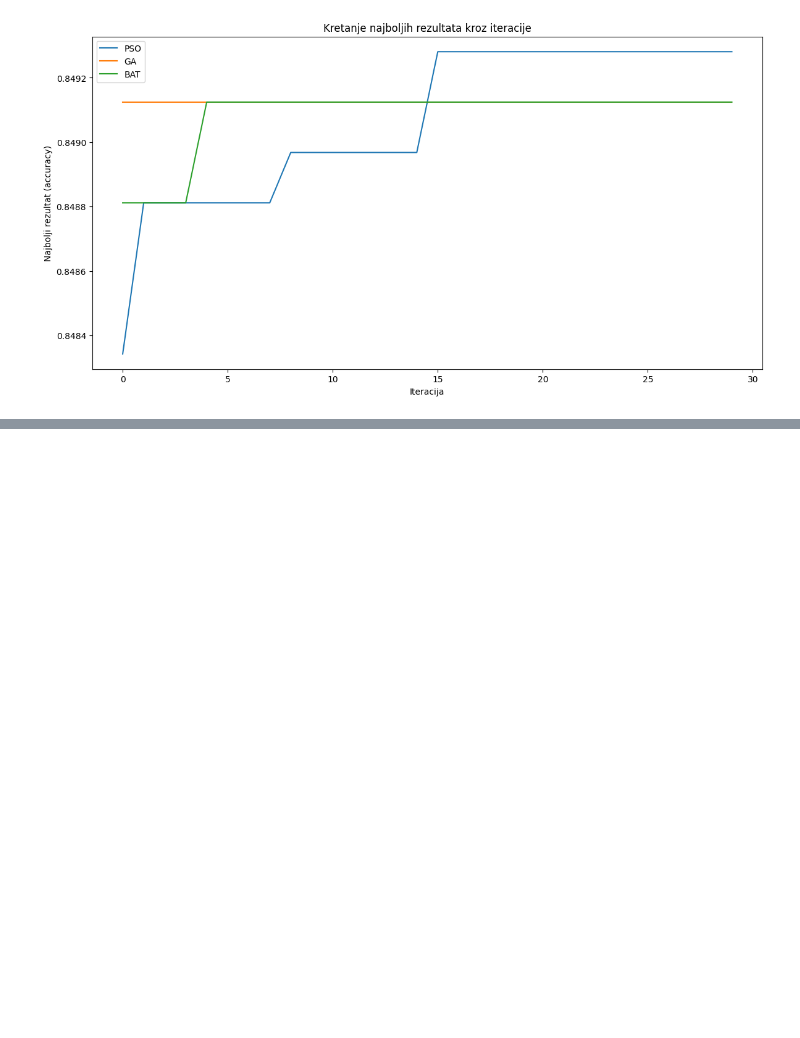
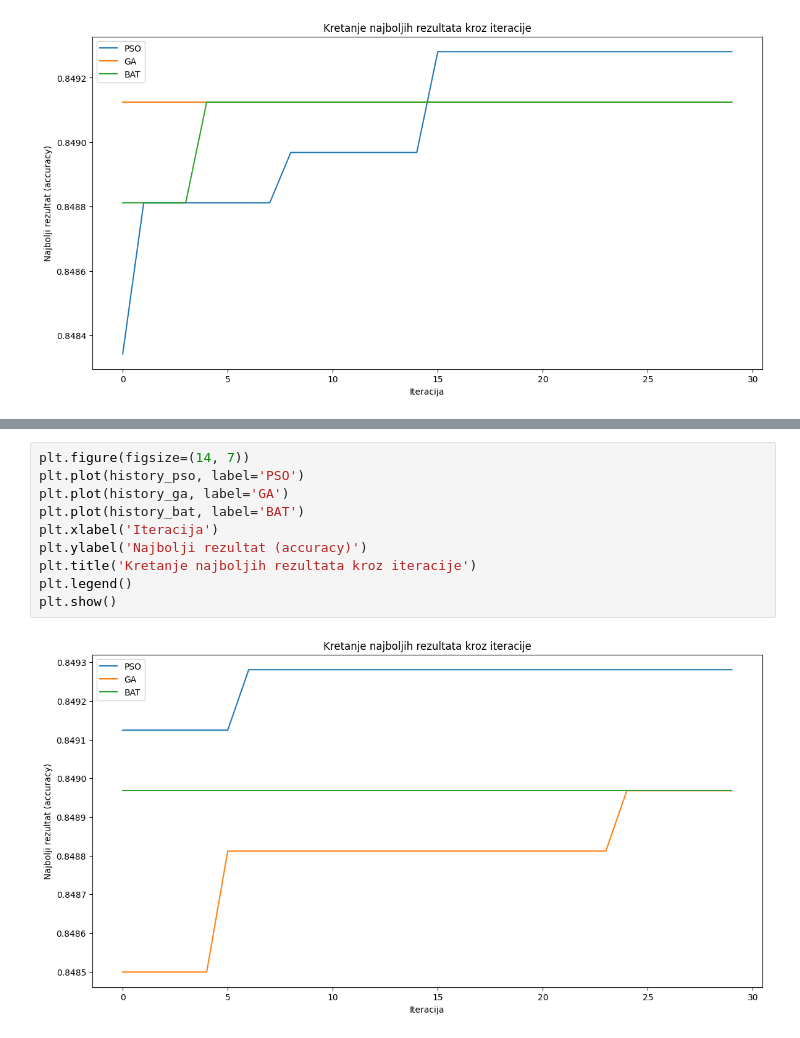
Before and after one commit to ajdinbukvic/data-mining-project, a Jupyter notebook: 06.ipynb, the cells around one changed output, grey strips where cells are left out. Drawn from its saved outputs; the diff is of its cells as text; blank space fills up the shorter version.

```diff
--- a/06.ipynb
+++ b/06.ipynb
@@ -371,0 +401,12 @@ plt.show()
+# %%
+plt.figure(figsize=(14, 7))
+plt.plot(history_pso, label='PSO')
+plt.plot(history_ga, label='GA')
+plt.plot(history_bat, label='BAT')
+plt.xlabel('Iteracija')
+plt.ylabel('Najbolji rezultat (accuracy)')
+plt.title('Kretanje najboljih rezultata kroz iteracije')
+plt.legend()
+plt.show()
+# %% [output]
+[figure, added]
```
Also changed, not shown: parts of 14 cells of this notebook.
